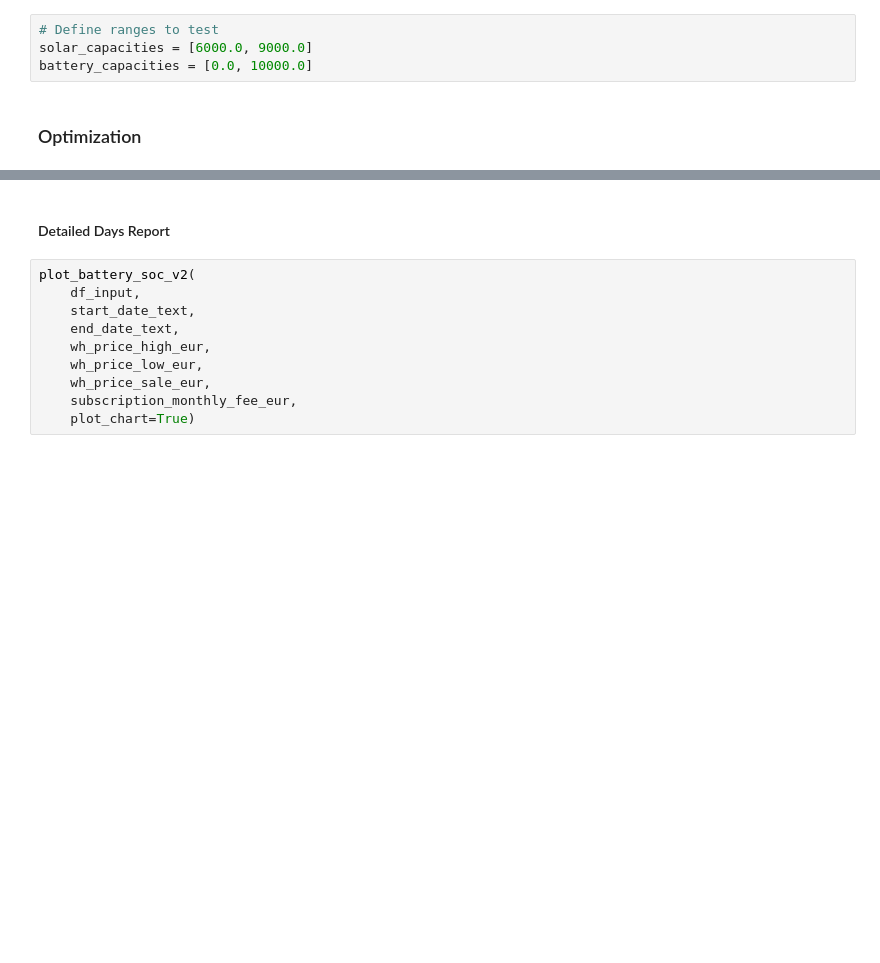
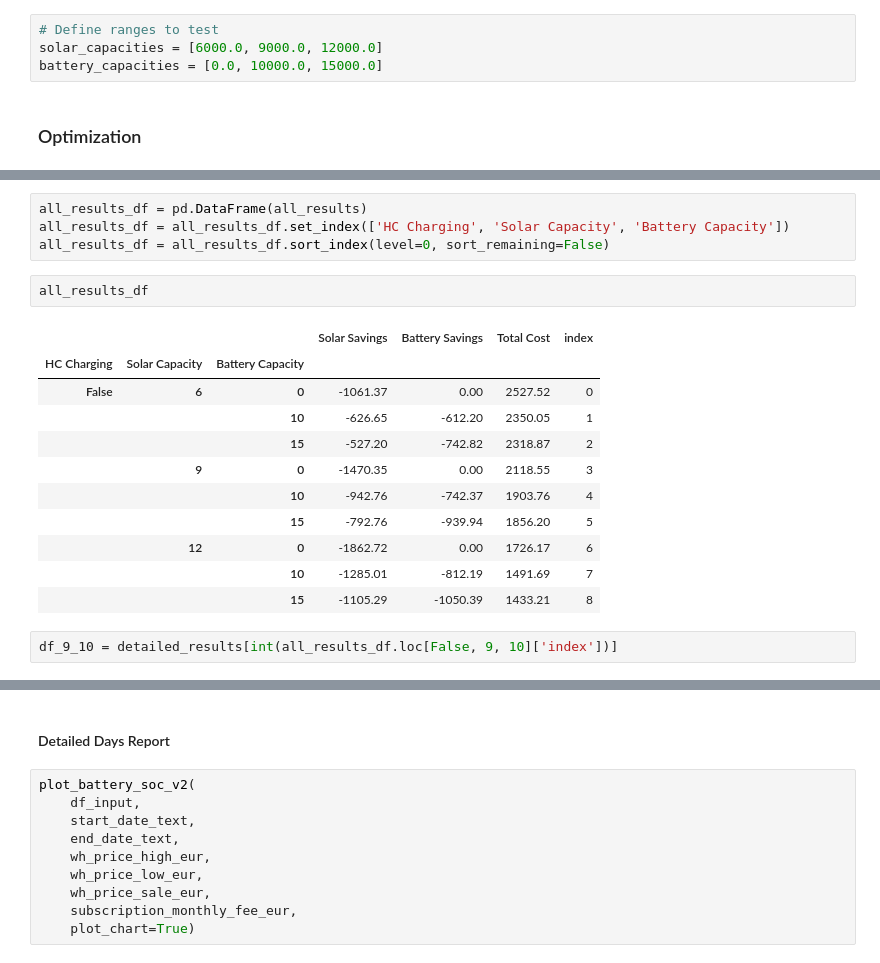
Before and after one commit to braibaud/EnphaseAnalysis, a Jupyter notebook: Report Analysis.ipynb, the cells around one changed output, grey strips where cells are left out. Cells and saved outputs as stored; diff of their text form; blank space fills up the shorter version.

```diff
--- a/Report Analysis.ipynb
+++ b/Report Analysis.ipynb
@@ -1586,7 +1647,7 @@ raw_df = load_and_prepare_data(
     columns_map)
 # %%
 # Define ranges to test
-solar_capacities = [6000.0, 9000.0]
-battery_capacities = [0.0, 10000.0]
+solar_capacities = [6000.0, 9000.0, 12000.0]
+battery_capacities = [0.0, 10000.0, 15000.0]
 # %% [markdown]
 ### Optimization
@@ -1653,0 +1702,20 @@ ImportError: Missing optional dependency 'tabulate'.  Use pip or conda to instal
+# %%
+all_results_df = pd.DataFrame(all_results)
+all_results_df = all_results_df.set_index(['HC Charging', 'Solar Capacity', 'Battery Capacity'])
+all_results_df = all_results_df.sort_index(level=0, sort_remaining=False)
+# %%
+all_results_df
+# %% [output]
+|  |  |  | Solar Savings | Battery Savings | Total Cost | index |
+| HC Charging | Solar Capacity | Battery Capacity |  |  |  |  |
+| False | 6 | 0 | -1061.37 | 0.00 | 2527.52 | 0 |
+|  |  | 10 | -626.65 | -612.20 | 2350.05 | 1 |
+|  |  | 15 | -527.20 | -742.82 | 2318.87 | 2 |
+|  | 9 | 0 | -1470.35 | 0.00 | 2118.55 | 3 |
+|  |  | 10 | -942.76 | -742.37 | 1903.76 | 4 |
+|  |  | 15 | -792.76 | -939.94 | 1856.20 | 5 |
+|  | 12 | 0 | -1862.72 | 0.00 | 1726.17 | 6 |
+|  |  | 10 | -1285.01 | -812.19 | 1491.69 | 7 |
+|  |  | 15 | -1105.29 | -1050.39 | 1433.21 | 8 |
+# %%
+df_9_10 = detailed_results[int(all_results_df.loc[False, 9, 10]['index'])]
```
Also changed, not shown: parts of 17 cells of this notebook, 1 other file.
